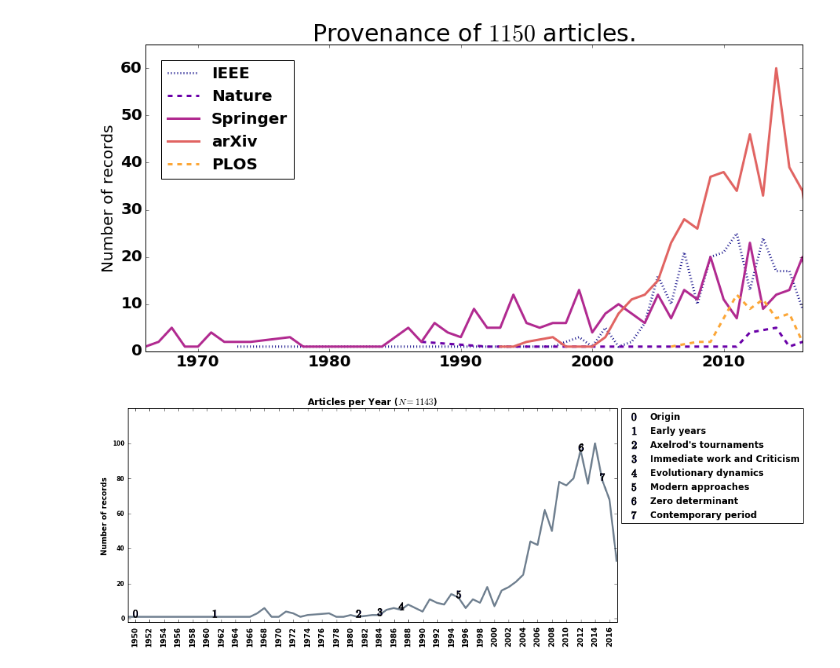
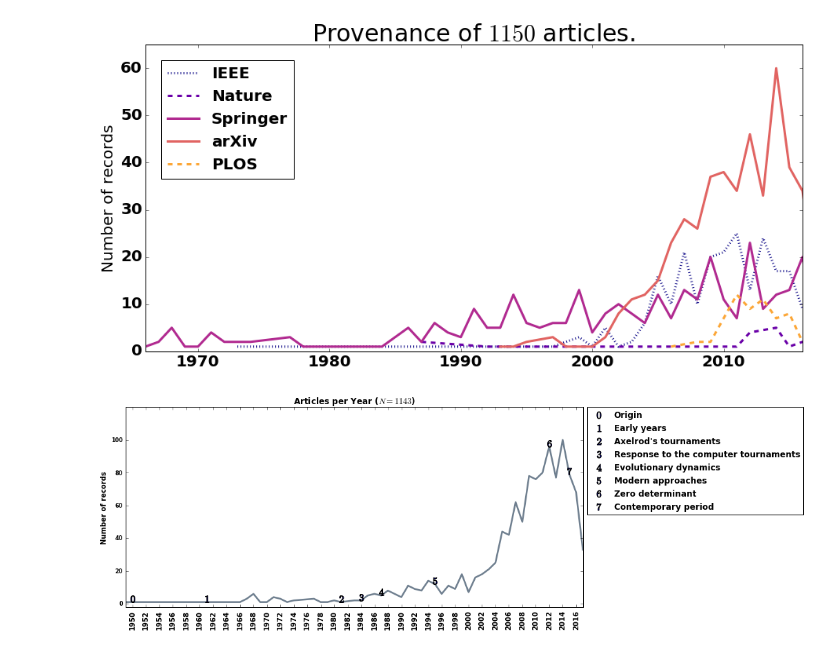
Before and after one commit to Nikoleta-v3/bibliometric-study-of-the-prisoners-dilemma, a Jupyter notebook: src/nbs/1. General & Temporal Analysis.ipynb, the cells around one changed output. Saved outputs shown, nothing was run; the diff lists cells and outputs as text; code cells hidden in the pictures.

Commit message:
address comments on Response to the ct

```diff
--- a/src/nbs/1. General & Temporal Analysis.ipynb
+++ b/src/nbs/1. General & Temporal Analysis.ipynb
@@ -285,32 +285,32 @@ ax.plot(yearly_df, color='slategray', zorder=1, linewidth=2.5)
 plt.xticks(fontsize=10); plt.yticks(fontsize=8)
 
 colors = iter(matplotlib.cm.viridis(np.linspace(0, 1, 15)))
 milestones = [1950, 1961, 1981, 1984, 1987, 1995, 2012, 2015]
 labels = ['Origin', "Early years", "Axelrod's tournaments",
-          "Immediate work and Criticism", "Evolutionary dynamics",
+          "Response to the computer tournaments", "Evolutionary dynamics",
           "Modern approaches", "Zero determinant", "Contemporary period"]
 height = [yearly_df[yearly_df.index == y].values for y in milestones]
 
 height = [yearly_df[yearly_df.index == y].values for y in milestones]
 
 for i, m in enumerate(milestones):
     h = yearly_df[yearly_df.index == m].values
 #     c = next(colors)
     ax.scatter(m, (h + 2), marker="${}$".format(i), s=100, zorder=2, label=labels[i]);
     #ax.annotate(i, color=c, xy=(m, h), fontsize=100, fontweight='bold', zorder=2)
 
 x = yearly_df.index
 y = yearly_df.values
 
 ax.set_yticks(np.arange(min(y) - 1, max(y)+1, 20.0))
 ax.set_xticks(np.arange(min(x), max(x)+1, 2.0))
 ax.set_ylim(ymin=-2)
 ax.set_xlim(xmin=1949, xmax=2017)
 plt.xticks(rotation=90)
 
 plt.tight_layout()
 plt.legend(bbox_to_anchor=(1.01, 1), loc=2, borderaxespad=0., scatterpoints=1);
 plt.savefig("/home/nightwing/rsc/Literature-Article/assets/images/timeline.pdf",
            format='pdf', bbox_inches='tight')
 # %% [output]
-[figure, old version]
+[figure, new version]
```
Also changed, not shown: 3 other files.
